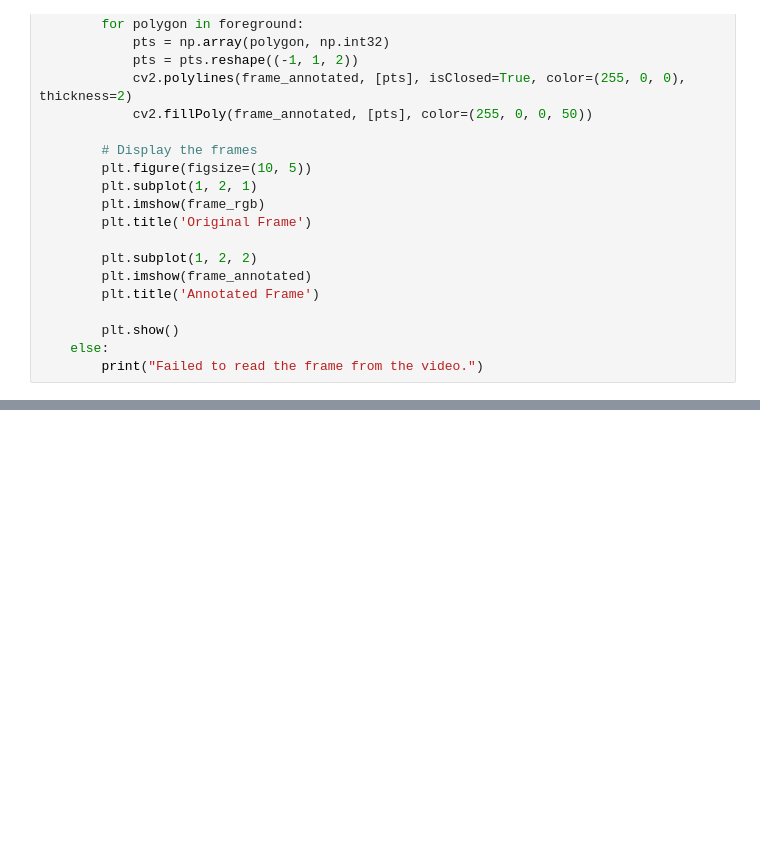
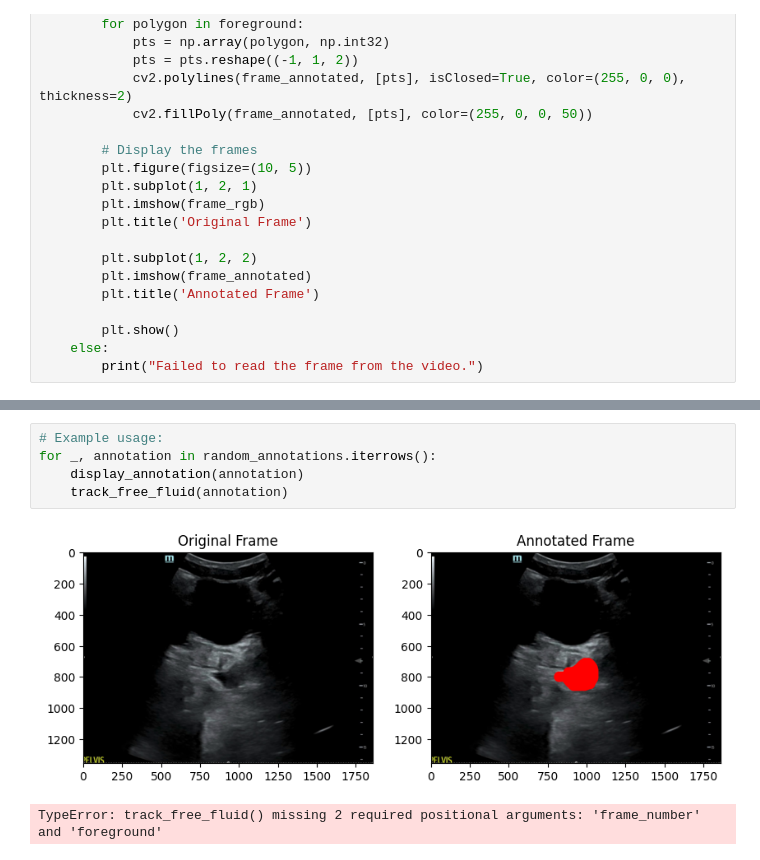
Before and after one commit to christopherseaman/goobusters, a Jupyter notebook: optical.ipynb, the cells around one changed output, grey strips where cells are left out. Saved outputs shown, nothing was run; the diff lists cells and outputs as text; blank space fills up the shorter version.

```diff
--- a/optical.ipynb
+++ b/optical.ipynb
@@ -116,0 +236,8 @@ for index, row in random_annotations.iterrows():
+# %%
+# Example usage:
+for _, annotation in random_annotations.iterrows():
+    display_annotation(annotation)
+    track_free_fluid(annotation)
+# %% [output]
+[figure, added]
+TypeError: track_free_fluid() missing 2 required positional arguments: 'frame_number' and 'foreground'
```
Also changed, not shown: parts of 6 cells of this notebook.
